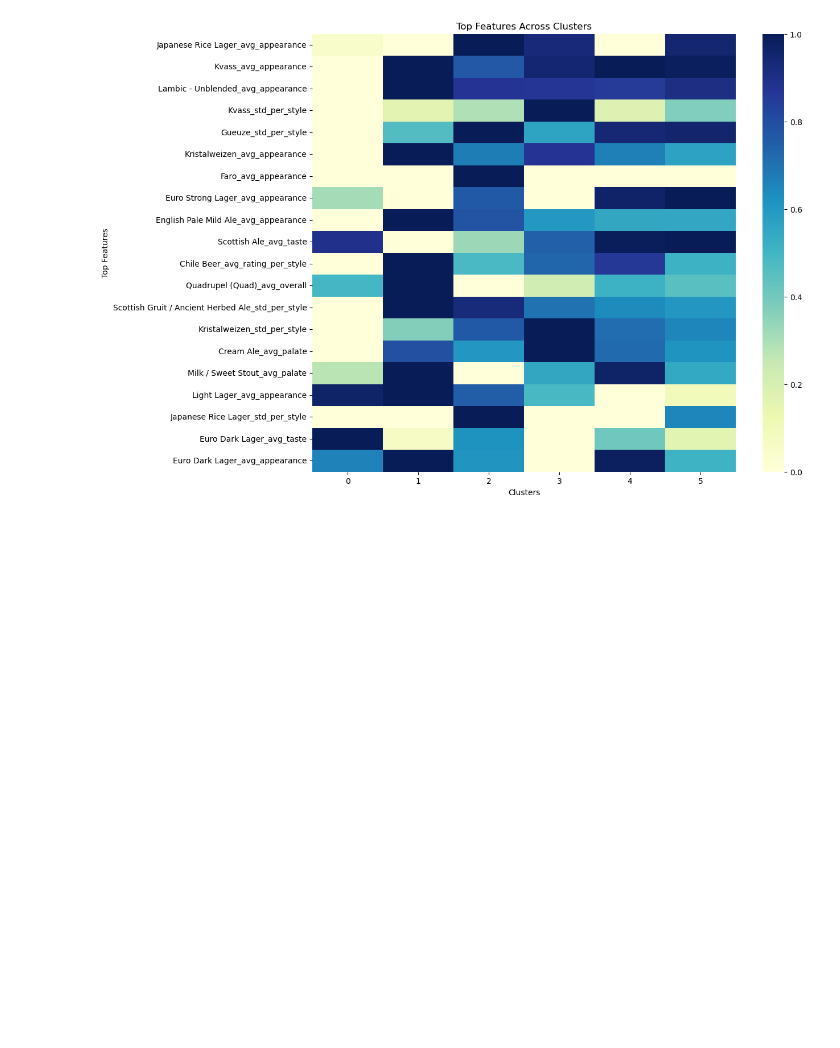
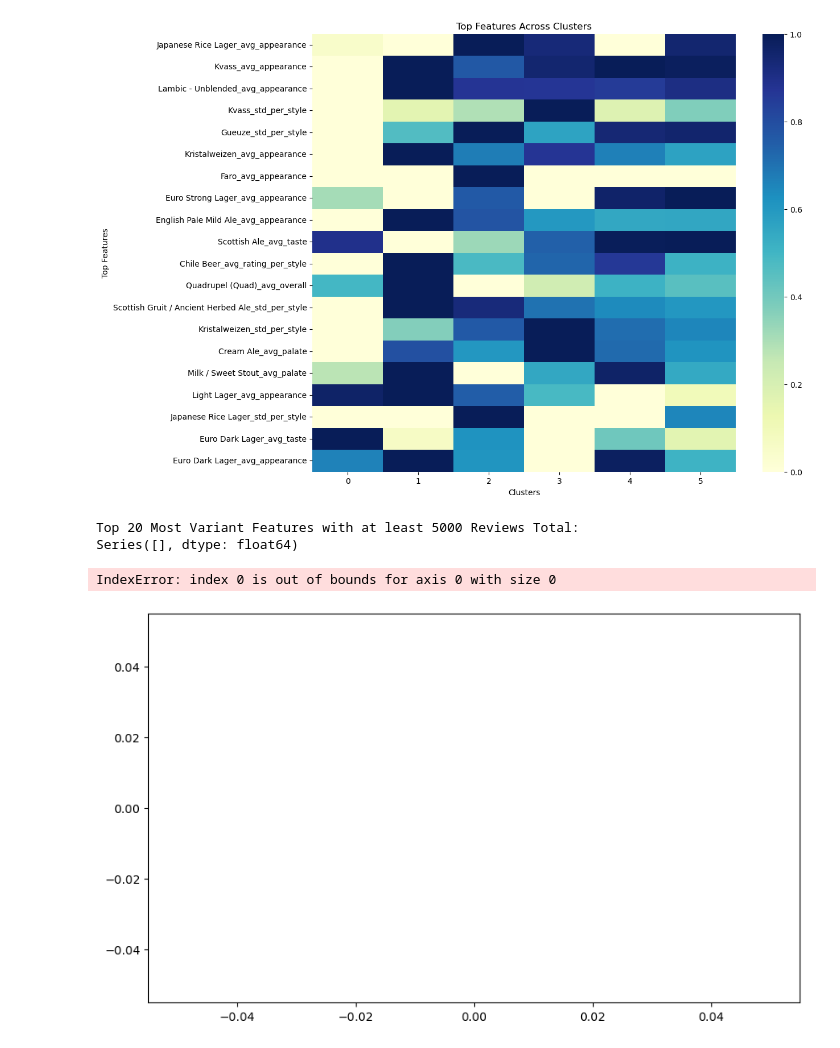
Before and after one commit to epfl-ada/ada-2024-project-x0x0, a Jupyter notebook: src/questions/styleClustering/K_cluster.ipynb, the cells around one changed output. Saved outputs shown, nothing was run; the diff lists cells and outputs as text; code cells hidden in the pictures; blank space fills up the shorter version.

```diff
--- a/src/questions/styleClustering/K_cluster.ipynb
+++ b/src/questions/styleClustering/K_cluster.ipynb
@@ -197,3 +206,34 @@ plt.ylabel("Top Features")
 plt.show()
 # %% [output]
 [figure]
+# %%
+# Step 1: Count the number of reviews for each style in BA_US_knn_text
+style_review_counts = BA_US_knn_text['style'].value_counts()
+
+# Step 2: Filter styles with at least 5000 reviews
+valid_styles = style_review_counts[style_review_counts >= 10].index
+
+# Step 3: Retain only valid styles in df_cleaned
+filtered_features = df_cleaned[valid_styles.intersection(df_cleaned.columns)]
+
+# Step 4: Calculate variance for these features
+variances = filtered_features.var()
+
+# Step 5: Select the top 20 features with the highest variance
+top_20_variance_features = variances.nlargest(20)
+
+# Output the results
+print("Top 20 Most Variant Features with at least 5000 Reviews Total:")
+print(top_20_variance_features)
+
+# Step 6: Visualize the results
+top_20_variance_features.plot(kind='barh', figsize=(10, 6), color='teal')
+plt.title("Top 20 Most Variant Features (At Least 5000 Reviews Total)")
+plt.xlabel("Variance")
+plt.ylabel("Feature")
+plt.show()
+# %% [output]
+Top 20 Most Variant Features with at least 5000 Reviews Total:
+Series([], dtype: float64)
+IndexError: index 0 is out of bounds for axis 0 with size 0
+[figure, added]
```
Also changed, not shown: parts of 1 cell of this notebook, 1 other file.
